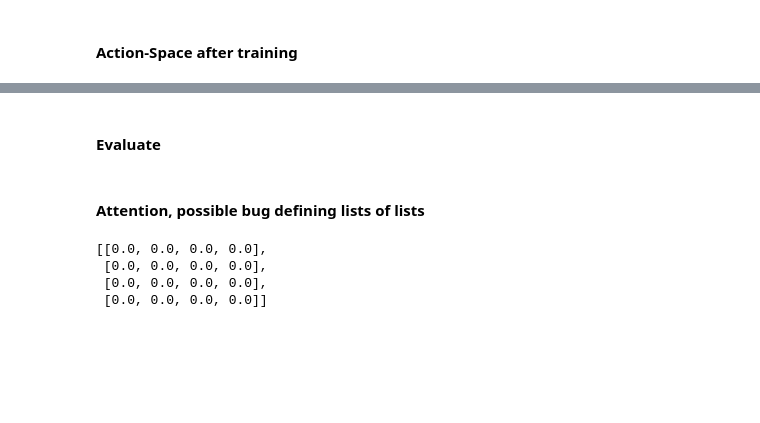
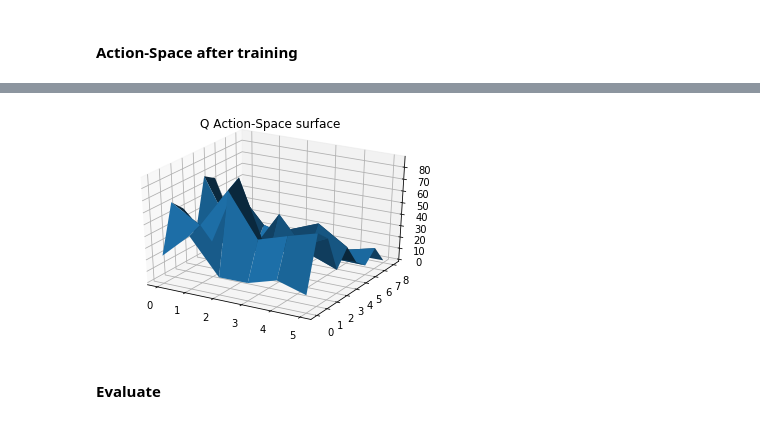
Before and after one commit to leonardoaraujosantos/RLBookCode, a Jupyter notebook: crawler_example/train_notebook.ipynb, the cells around one changed output, grey strips where cells are left out. Drawn from its saved outputs; the diff is of its cells as text; code cells hidden in the pictures; blank space fills up the shorter version.

```diff
--- a/crawler_example/train_notebook.ipynb
+++ b/crawler_example/train_notebook.ipynb
@@ -84,3 +84,17 @@ plt.show()
+# %%
+# Convert 2D list to numpy array
+q_val_table = np.array(agent.q_val_table)
+nx, ny = q_val_table.shape[1], q_val_table.shape[0]
+x = range(nx)
+y = range(ny)
+hf = plt.figure()
+ha = hf.add_subplot(111, projection='3d')
+X, Y = np.meshgrid(x, y)
+ha.plot_surface(X, Y, q_val_table)
+plt.title('Q Action-Space surface')
+plt.show()
+# %% [output]
+[figure, added]
 # %% [markdown]
 #### Evaluate
 # %%
@@ -96,5 +110,3 @@ for i in range(100):
     next_state, reward, done, info = env.step(action)
     current_state = next_state
     total_reward += reward
-# %% [markdown]
-#### Attention, possible bug defining lists of lists
@@ -105,7 +112,0 @@ test = [[0.] * 4 for _ in range(4)]
-# %%
-test
-# %% [output]
-[[0.0, 0.0, 0.0, 0.0],
- [0.0, 0.0, 0.0, 0.0],
- [0.0, 0.0, 0.0, 0.0],
- [0.0, 0.0, 0.0, 0.0]]
```
Also changed, not shown: parts of 13 cells of this notebook, 3 other files.
